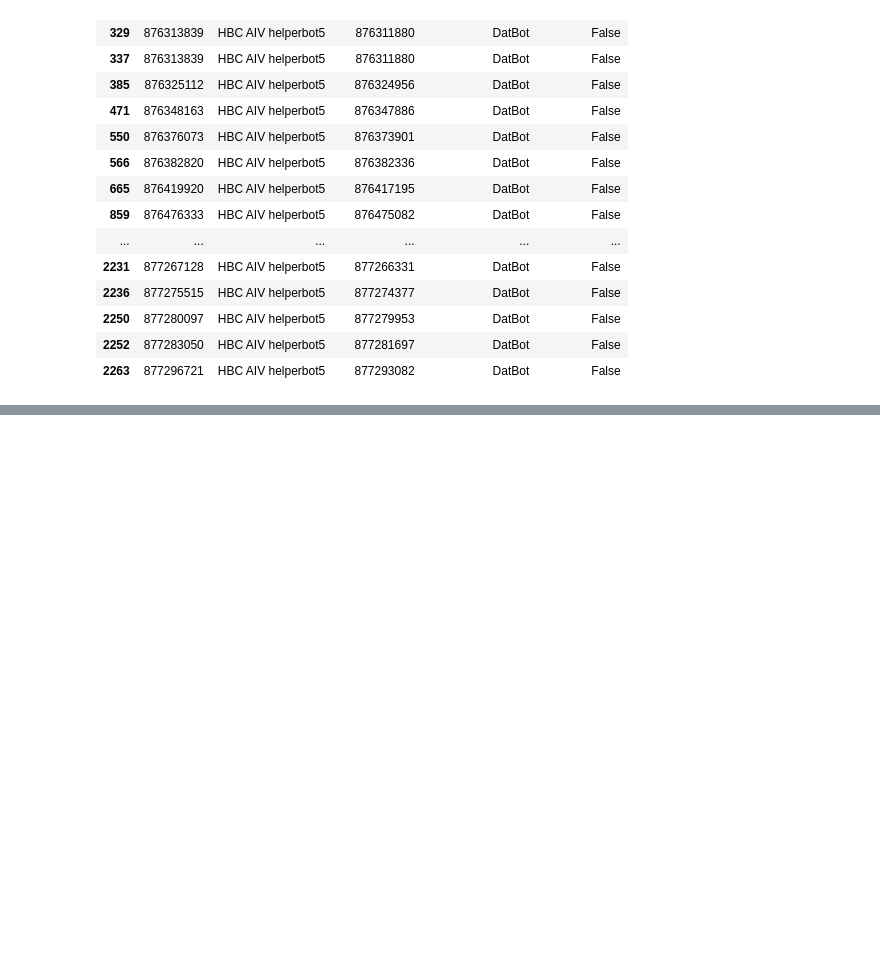
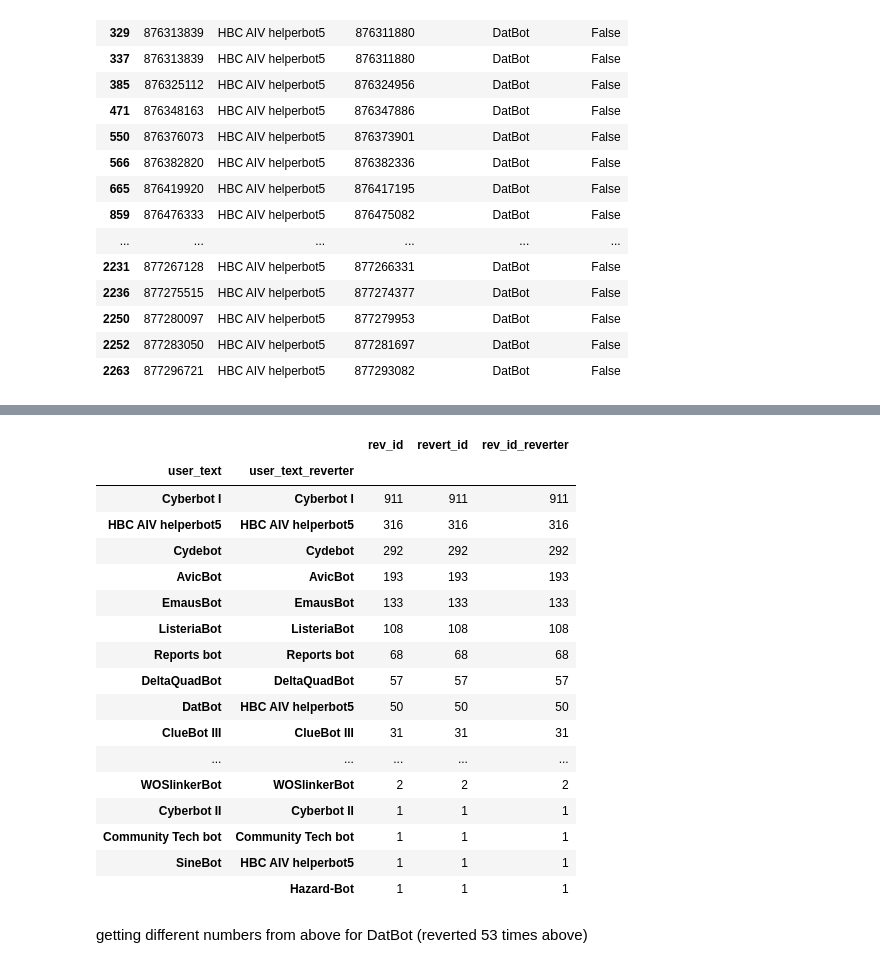
Before and after one commit to levon003/wiki-ores-feedback, a Jupyter notebook: reu2021/analysis_abby.ipynb, the cells around one changed output, grey strips where cells are left out. Saved outputs shown, nothing was run; the diff lists cells and outputs as text; code cells hidden in the pictures; blank space fills up the shorter version.

```diff
--- a/reu2021/analysis_abby.ipynb
+++ b/reu2021/analysis_abby.ipynb
@@ -616,0 +699,23 @@ thus we conclude that they are workings
+# %%
+x.groupby(["user_text","user_text_reverter"]).count().sort_values("rev_id", ascending=False)
+# %% [output]
+|  |  | rev_id | revert_id | rev_id_reverter |
+| user_text | user_text_reverter |  |  |  |
+| Cyberbot I | Cyberbot I | 911 | 911 | 911 |
+| HBC AIV helperbot5 | HBC AIV helperbot5 | 316 | 316 | 316 |
+| Cydebot | Cydebot | 292 | 292 | 292 |
+| AvicBot | AvicBot | 193 | 193 | 193 |
+| EmausBot | EmausBot | 133 | 133 | 133 |
+| ListeriaBot | ListeriaBot | 108 | 108 | 108 |
+| Reports bot | Reports bot | 68 | 68 | 68 |
+| DeltaQuadBot | DeltaQuadBot | 57 | 57 | 57 |
+| DatBot | HBC AIV helperbot5 | 50 | 50 | 50 |
+| ClueBot III | ClueBot III | 31 | 31 | 31 |
+| ... | ... | ... | ... | ... |
+| WOSlinkerBot | WOSlinkerBot | 2 | 2 | 2 |
+| Cyberbot II | Cyberbot II | 1 | 1 | 1 |
+| Community Tech bot | Community Tech bot | 1 | 1 | 1 |
+| SineBot | HBC AIV helperbot5 | 1 | 1 | 1 |
+|  | Hazard-Bot | 1 | 1 | 1 |
+# %% [markdown]
+getting different numbers from above for DatBot (reverted 53 times above)
```
Also changed, not shown: parts of 11 cells of this notebook.
